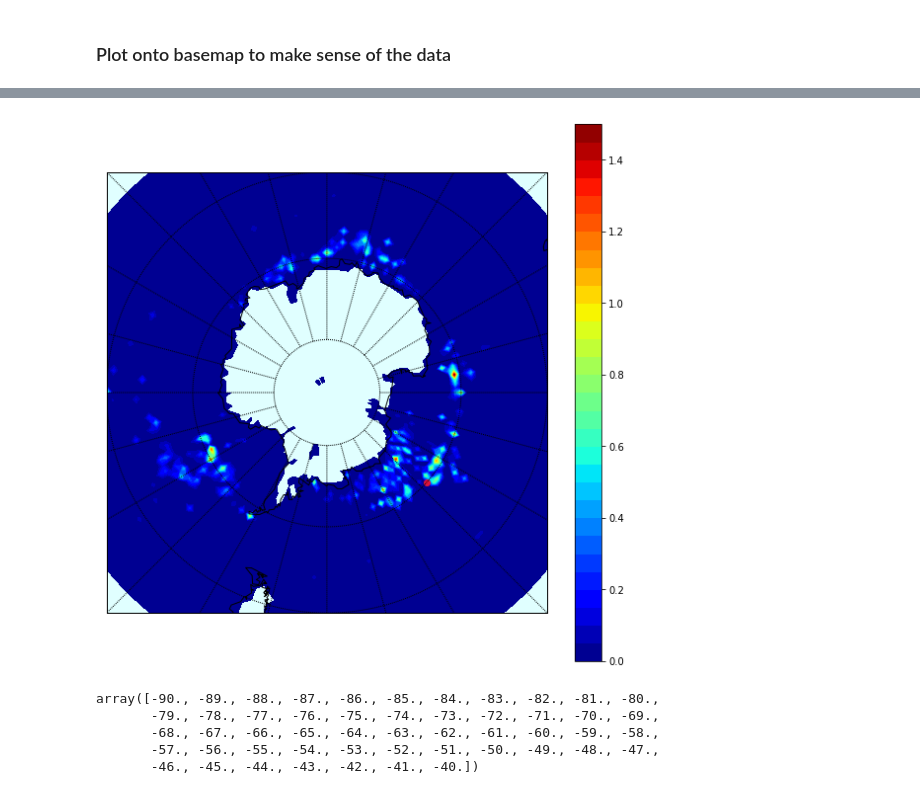
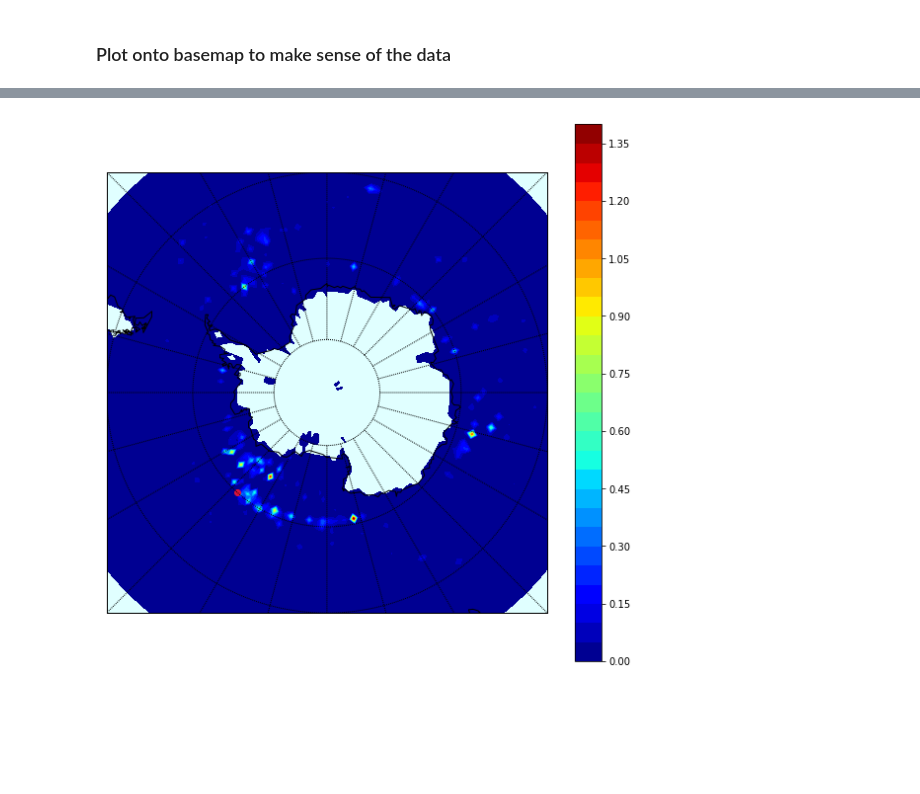
Before and after one commit to codeybear/Icebergs, a Jupyter notebook: ALTIBERG.ipynb, the cells around one changed output, grey strips where cells are left out. Drawn from its saved outputs; the diff is of its cells as text; code cells hidden in the pictures; blank space fills up the shorter version.

```diff
--- a/ALTIBERG.ipynb
+++ b/ALTIBERG.ipynb
@@ -238,2 +205,6 @@ cannot be safely cast to variable data type
 # %% [markdown]
 ### Plot onto basemap to make sense of the data
+# %%
+ice2d = ice_area[3,:,:].data
+ice2d = np.swapaxes(ice2d, 0, 1)
+ice2d
@@ -240,36 +219,28 @@ cannot be safely cast to variable data type
 # %%
 # Useful south pole stereographic link
 # Shows how to plot points as well
 #https://stackoverflow.com/questions/45302485/matplotlib-focus-on-specific-lon-lat-using-spstere-projection
 
 # create a map
 plt.figure(figsize=(10,10))
-m = Basemap(projection = 'spstere', boundinglat = -50, lon_0 = 270)
+m = Basemap(projection = 'spstere', boundinglat = -50, lon_0 = 180)
 sea_color = 'lightcyan'
 
 # set any desired features
 m.drawcoastlines()
 m.drawmapboundary(fill_color = sea_color)
 m.drawparallels(np.arange(-80, 81, 15))
 m.drawmeridians(np.arange(-180, 180, 15))
 
 x, y = m(*np.meshgrid(lonvals, latvals))
 
 # make filled contour plot.`
 m.contourf(x, y, ice2d, 30, cmap = plt.cm.jet)
 plt.colorbar(orientation="vertical")
 
 x, y = m(-138,-65) # <-- find those points by looking at meridians and parallels
 m.scatter(x, y, c="crimson")
 
 plt.show()
 # %% [output]
-[figure, old version]
+[figure, new version]
-# %%
-latvals
-# %% [output]
-array([-90., -89., -88., -87., -86., -85., -84., -83., -82., -81., -80.,
-       -79., -78., -77., -76., -75., -74., -73., -72., -71., -70., -69.,
-       -68., -67., -66., -65., -64., -63., -62., -61., -60., -59., -58.,
-       -57., -56., -55., -54., -53., -52., -51., -50., -49., -48., -47.,
-       -46., -45., -44., -43., -42., -41., -40.])
```
Also changed, not shown: parts of 6 cells of this notebook, 3 other files.
